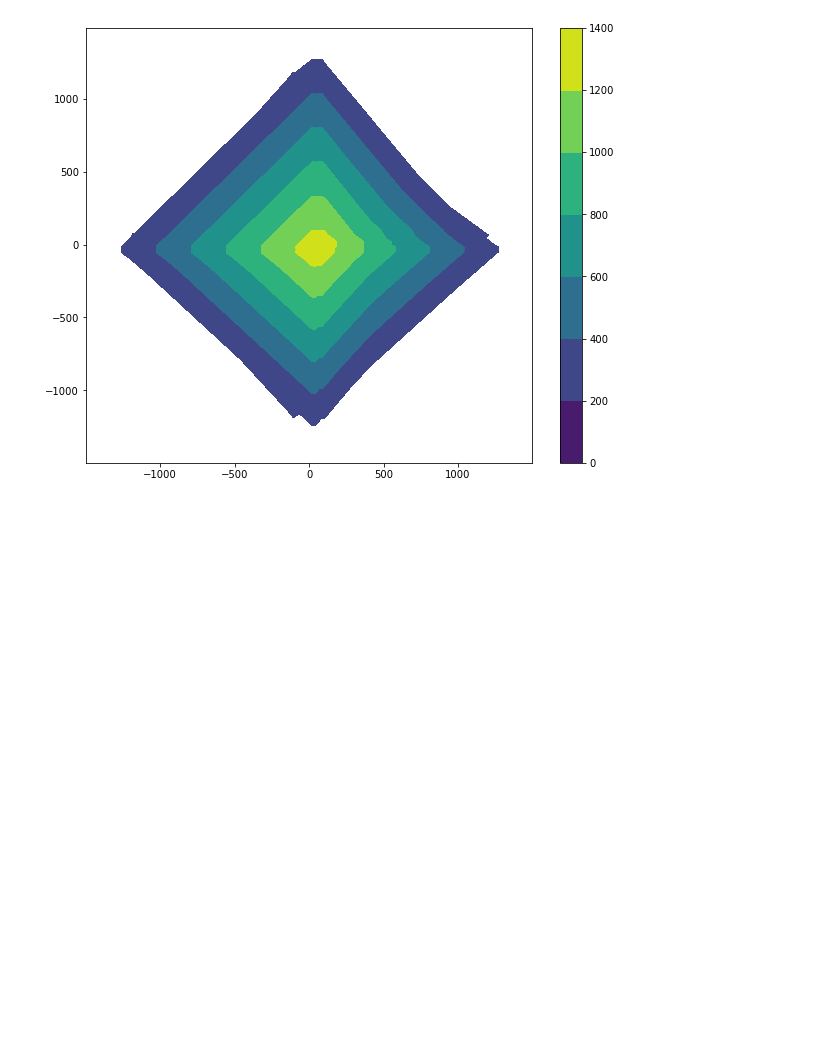
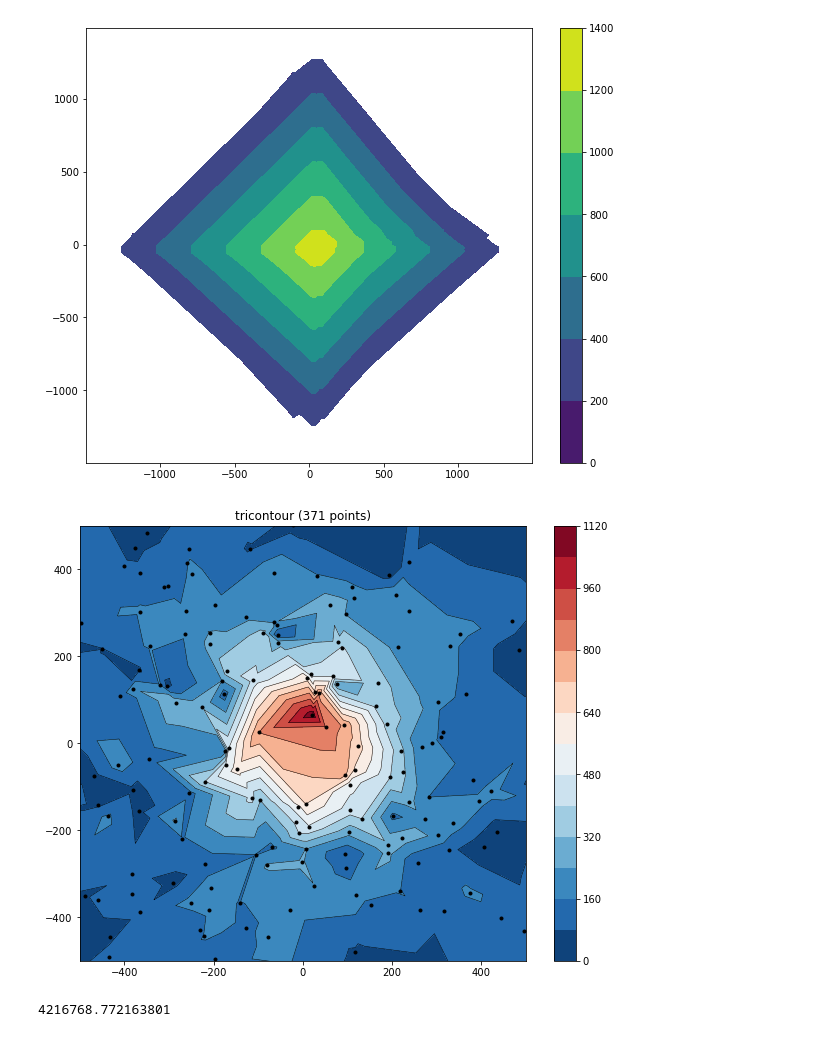
Before and after one commit to troyzx/Python, a Jupyter notebook: week13/homework/demo/final_demo.ipynb, the cells around one changed output. Saved outputs shown, nothing was run; the diff lists cells and outputs as text; code cells hidden in the pictures; blank space fills up the shorter version.

```diff
--- a/week13/homework/demo/final_demo.ipynb
+++ b/week13/homework/demo/final_demo.ipynb
@@ -185,3 +202,32 @@ fig.colorbar(cntr, ax=ax)
 plt.show()
 # %% [output]
 [figure]
+# %%
+from scipy.interpolate import griddata
+
+v = (vx**2+vy**2)/2
+data = np.concatenate([x.reshape(-1,1),y.reshape(-1,1),v.reshape(-1,1)], axis=1)
+
+mask = (data[:, 0]**2+data[:, 1]**2 < 1000000)
+DATA = data[mask]
+X = DATA[:, 0]
+Y = DATA[:, 1]
+Z = DATA[:, 2]
+
+fig, ax = plt.subplots(1, figsize=(10,8))
+
+ax.tricontour(X, Y, Z, levels=14, linewidths=0.5, colors='k')
+cntr = ax.tricontourf(X, Y, Z, levels=14, cmap="RdBu_r")
+
+fig.colorbar(cntr, ax=ax)
+ax.plot(X, Y, 'ko', ms=3)
+ax.set(xlim=(-500, 500), ylim=(-500, 500))
+ax.set_title('tricontour (%d points)' % len(DATA))
+
+plt.show()
+# %% [output]
+[figure, added]
+# %%
+max(vx)
+# %% [output]
+4216768.772163801
```
Also changed, not shown: parts of 6 cells of this notebook, 8 other files.
